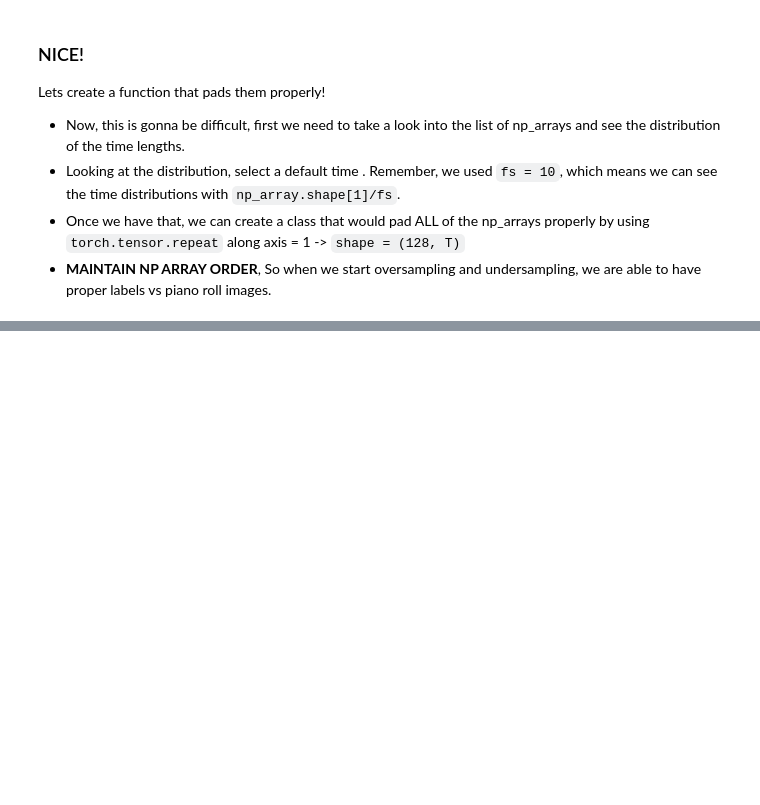
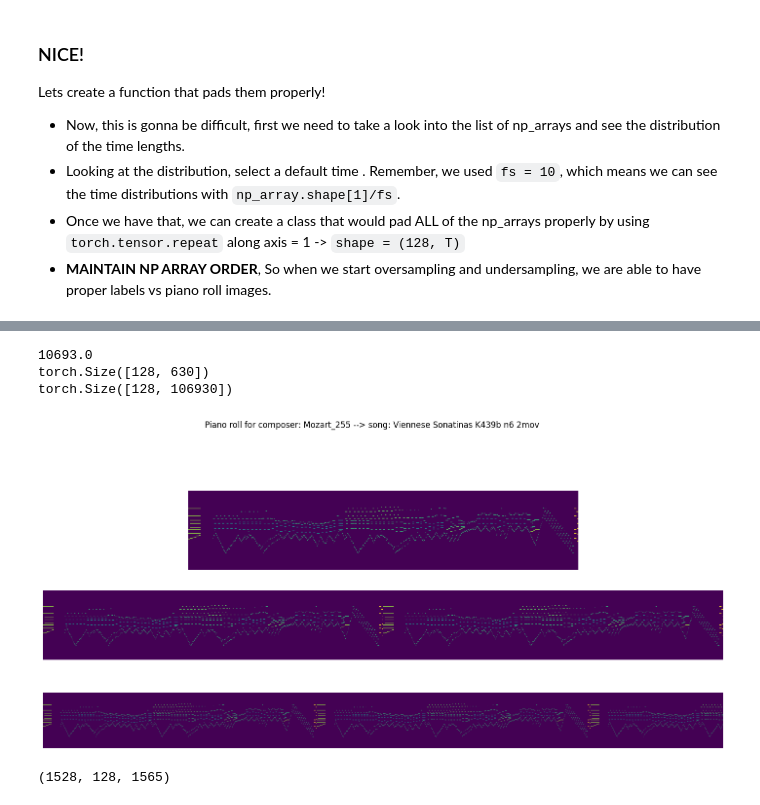
Before and after one commit to Giant-Leap-ai/MSAAI-511-group-4, a Jupyter notebook: notebooks/dataset_dataloader.ipynb, the cells around one changed output, grey strips where cells are left out. Cells and saved outputs as stored; diff of their text form; code cells hidden in the pictures; blank space fills up the shorter version.

```diff
--- a/notebooks/dataset_dataloader.ipynb
+++ b/notebooks/dataset_dataloader.ipynb
@@ -325,0 +290,42 @@ torch.Size([128, 106930])
+# %%
+import torch
+import torch.nn.functional as F
+
+max_len_array = 0
+for i in range(len(list_np_arrays)):
+    len_array = list_np_arrays[i].shape[1]
+    if len_array > max_len_array:
+        max_len_array = len_array
+print(max_len_array/10)
+
+index = 0
+tensor = torch.tensor(list_np_arrays[index])  # Shape: [128, T]
+repeats = (max_len_array // tensor.shape[1]) + 1
+tiled = tensor.repeat(1, repeats)  # Repeat along time axis
+padded_tensor = tiled[:, :max_len_array]  # Trim to target size
+
+print(tensor.shape)
+print(padded_tensor.shape)
+
+index = i
+fig = plt.figure(figsize=(18, 8))
+fig.suptitle(f"Piano roll for composer: {list_composer_names[index]} --> song: {list_song_names[index]}")
+fig.subplots_adjust(top = 0.8)
+ax1 = fig.add_subplot(3, 1, 1)
+ax1.imshow(tensor, label = list_composer_names[index])
+ax1.axis("off")
+
+ax2 = fig.add_subplot(3, 1, 2)
+ax2.imshow(padded_tensor[:, 0:2*tensor.shape[1]], label = list_composer_names[index])
+ax2.axis("off")
+
+ax3 = fig.add_subplot(3, 1, 3)
+ax3.imshow(padded_tensor[:, 0:int(np.median(discrete_lengths))], label = list_composer_names[index])
+ax3.axis("off")
+
+plt.show()
+# %% [output]
+10693.0
+torch.Size([128, 630])
+torch.Size([128, 106930])
+[figure, added]
@@ -325,0 +374,6 @@ torch.Size([128, 106930])
+# %%
+equalizer = PianoRollsDiscreteEqualizer(piano_rolls = list_np_arrays)
+eq_piano_rolls = equalizer.get_equalized()
+print(eq_piano_rolls.shape)
+# %% [output]
+(1528, 128, 1565)
```
Also changed, not shown: parts of 10 cells of this notebook.
